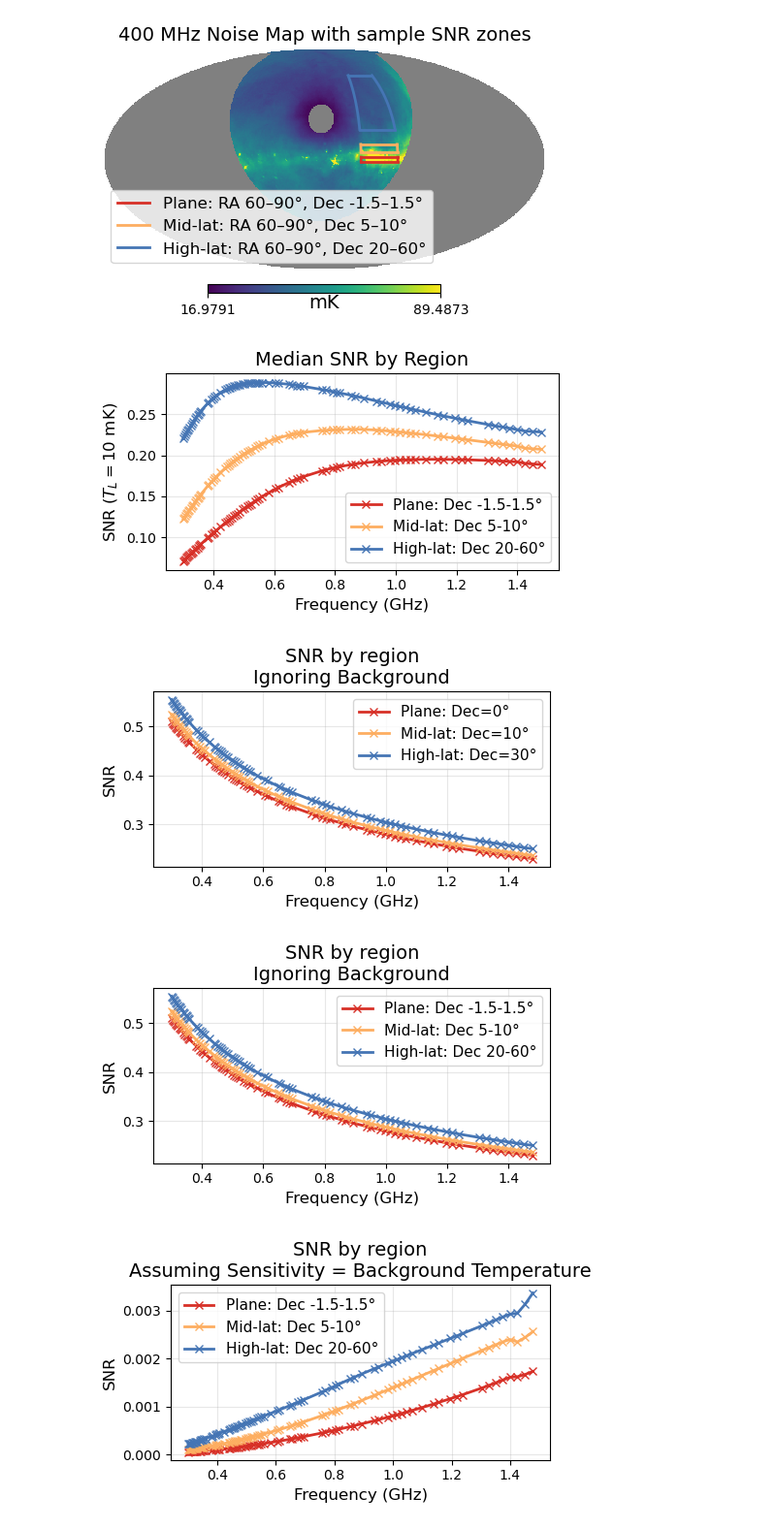
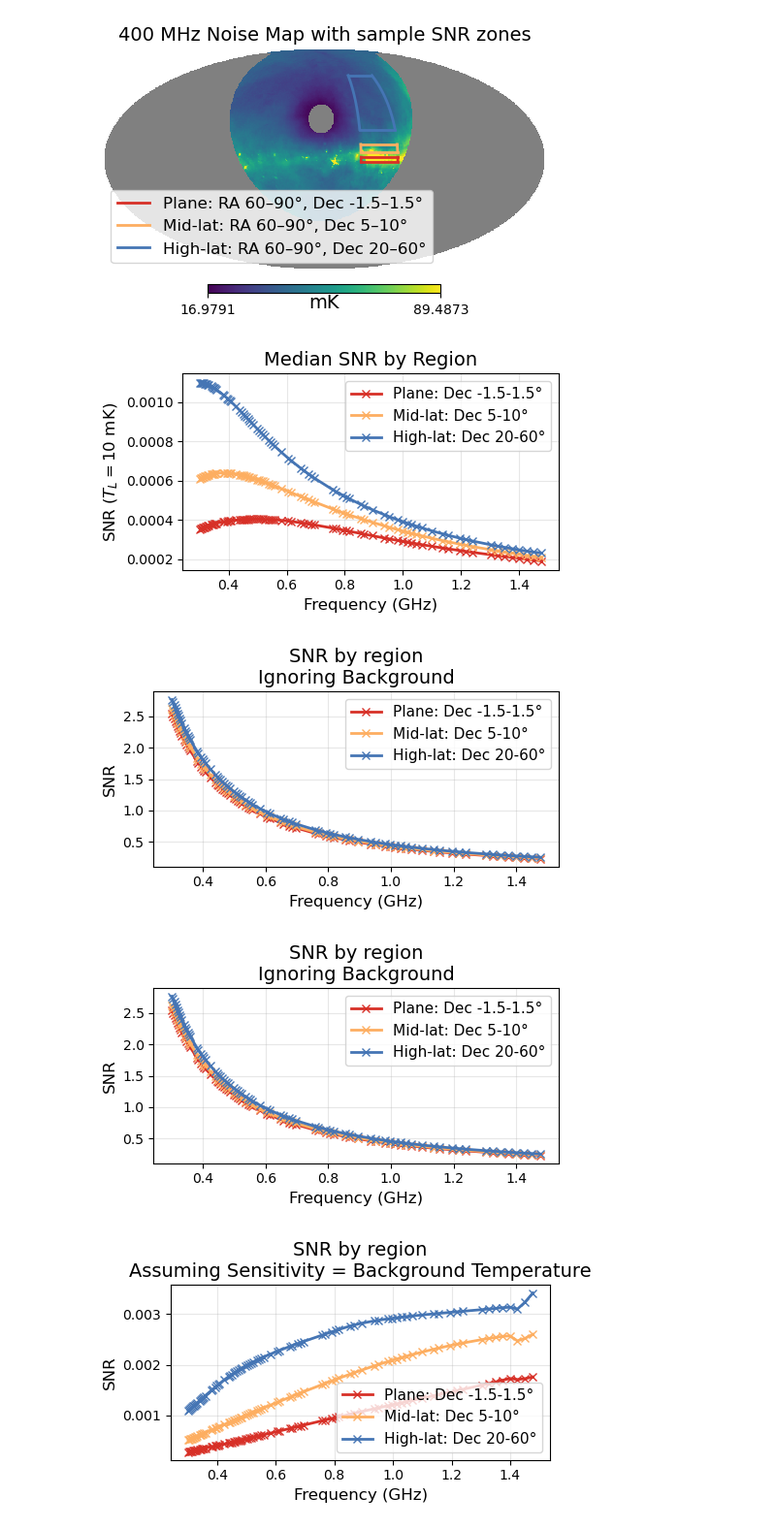
Before and after one commit to DuncanCSt/CHORD_Sensitivity, a Jupyter notebook: notebooks/sensitivity/SNR_by_region.ipynb, the cells around one changed output. Shown at 97% size. Saved outputs shown, nothing was run; the diff lists cells and outputs as text; code cells hidden in the pictures.

```diff
--- a/notebooks/sensitivity/SNR_by_region.ipynb
+++ b/notebooks/sensitivity/SNR_by_region.ipynb
@@ -32,10 +35,10 @@ galactic_map[np.isnan(noise_sky_map)] = np.nan
 signal_map = np.empty((len(f), hp.nside2npix(nside)))
 noise_map = np.empty_like(signal_map)
 for i, freq in enumerate(f):
-    scale_factor = freq / f_0
-    noise = sky_map.sky_noise(delta_nu=delta_nu, freq=freq, type='total_noise', CHORD_range=True)[0]
+    scale_factor = f_0 / freq
+    noise = sky_map.sky_noise(delta_nu=delta_nu, freq=freq, type='total_noise', CHORD_range=True)[0]*1e3
     signal_map[i] = galactic_map * scale_factor
-    noise_map[i] = noise * scale_factor
+    noise_map[i] = noise
 
 SNR_map = signal_map / noise_map
 # %%
@@ -126,7 +129,7 @@ plt.grid(True, alpha=0.3)
 plt.tight_layout()
 plt.savefig(output_dir / "snr_by_region.png", dpi=300, bbox_inches="tight")
 # %% [output]
-[figure, old version]
+[figure, new version]
 # %%
 noise_sky_map = sky_map.sky_noise(delta_nu=delta_nu, freq=f, type='total_noise', CHORD_range=True)[0]
 galactic_map = np.full(hp.nside2npix(nside), x_0, dtype=float)
@@ -135,10 +138,10 @@ galactic_map[np.isnan(noise_sky_map)] = np.nan
 signal_map = np.empty((len(f), hp.nside2npix(nside)))
 noise_map = np.empty_like(signal_map)
 for i, freq in enumerate(f):
-    scale_factor = freq / f_0
+    scale_factor =  f_0 / freq
     noise = sky_map.sky_noise(delta_nu=delta_nu, freq=freq, type='system_only', CHORD_range=True)[0]
     signal_map[i] = galactic_map * scale_factor
-    noise_map[i] = noise * scale_factor
+    noise_map[i] = noise
 
 SNR_map = signal_map / noise_map
 
@@ -158,7 +161,7 @@ plt.grid(True, alpha=0.3)
 plt.tight_layout()
 plt.savefig(output_dir / "snr_by_region_system_only.png", dpi=300, bbox_inches="tight")
 # %% [output]
-[figure, old version]
+[figure, new version]
 # %%
 plt.figure(figsize=(5, 3))
 plt.plot(f / 1e9, plane, label='Plane: Dec -1.5-1.5°', linewidth=2, marker='x', color='#d73027')
@@ -172,39 +175,39 @@ plt.grid(True, alpha=0.3)
 plt.tight_layout()
 plt.savefig(output_dir / "snr_by_region_system_only.png", dpi=300, bbox_inches="tight")
 # %% [output]
-[figure, old version]
+[figure, new version]
 # %%
 noise_sky_map = sky_map.sky_noise(delta_nu=delta_nu, freq=f, type='total_noise', CHORD_range=True)[0]
 galactic_map = np.full(hp.nside2npix(nside), x_0, dtype=float)
 galactic_map[np.isnan(noise_sky_map)] = np.nan
 
 signal_map = np.empty((len(f), hp.nside2npix(nside)))
 noise_map = np.empty_like(signal_map)
 for i, freq in enumerate(f):
-    scale_factor = freq / f_0
+    scale_factor = f_0 / freq
     noise = sky_map.sky_noise(delta_nu=delta_nu, freq=freq, type='background_only', CHORD_range=True)[0]
     signal_map[i] = galactic_map * scale_factor
-    noise_map[i] = noise * scale_factor
+    noise_map[i] = noise
 
 SNR_map_background = signal_map / noise_map
 
 plane = np.nanmedian(SNR_map_background[:, plane_mask], axis=1)
 mid_lat = np.nanmedian(SNR_map_background[:, mid_lat_mask], axis=1)
 high_lat = np.nanmedian(SNR_map_background[:, high_lat_mask], axis=1)
 
 plt.figure(figsize=(5, 3))
 plt.plot(f / 1e9, plane, label='Plane: Dec -1.5-1.5°', linewidth=2, marker='x', color='#d73027')
 plt.plot(f / 1e9, mid_lat, label='Mid-lat: Dec 5-10°', linewidth=2, marker='x', color='#fdae61')
 plt.plot(f / 1e9, high_lat, label='High-lat: Dec 20-60°', linewidth=2, marker='x', color='#4575b4')
 plt.xlabel('Frequency (GHz)', fontsize=12)
 plt.ylabel('SNR', fontsize=12)
 plt.title('SNR by region\nAssuming Sensitivity = Background Temperature', fontsize=14)
 plt.legend(fontsize=11)
 plt.grid(True, alpha=0.3)
 plt.tight_layout()
 plt.savefig(output_dir / "snr_by_region_background_only.png", dpi=300, bbox_inches="tight")
 # %% [output]
-[figure, old version]
+[figure, new version]
 # %%
 plt.figure(figsize=(5, 3))
 plt.plot(f / 1e9, plane, label='Plane: Dec -1.5-1.5°', linewidth=2, marker='x', color='#d73027')
```
Also changed, not shown: parts of 3 cells of this notebook, 28 other files.
